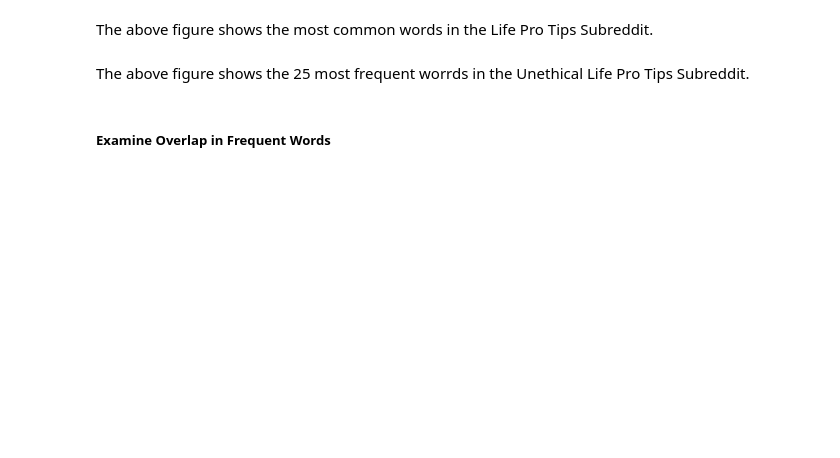
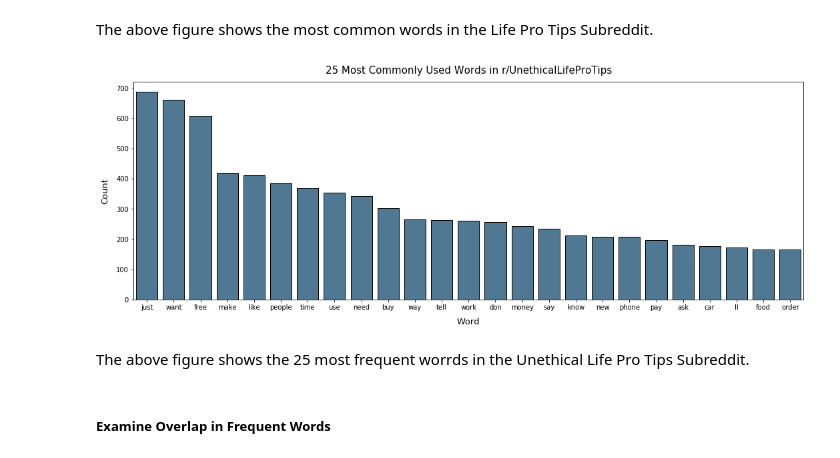
Before and after one commit to jlu90/Subreddit-Classification, a Jupyter notebook: code/Project 3 - Life Pro Tips vs. Unethical Life Pro Tips Classification.ipynb, the cells around one changed output. Cells and saved outputs as stored; diff of their text form; code cells hidden in the pictures; blank space fills up the shorter version.

```diff
--- a/code/Project 3 - Life Pro Tips vs. Unethical Life Pro Tips Classification.ipynb
+++ b/code/Project 3 - Life Pro Tips vs. Unethical Life Pro Tips Classification.ipynb
@@ -518,7 +572,9 @@ plot_frequent_words(og_lpt_words_df, 'Life Pro Tips', light_blue)
 The above figure shows the most common words in the Life Pro Tips Subreddit.
 # %%
 og_ulpt_words_df = get_frequent_words(og_labeled_words_df, og_words_df, 'is_unethical', 1)
-plot_frequent_words(og_ulpt_words_df, 'Unethical Life Pro Tips', medium_blue)
+plot_frequent_words(og_ulpt_words_df, 'r/UnethicalLifeProTips', medium_blue)
+# %% [output]
+[figure, added]
 # %% [markdown]
 The above figure shows the 25 most frequent worrds in the Unethical Life Pro Tips Subreddit.
 # %% [markdown]
```
Also changed, not shown: parts of 63 cells of this notebook.
